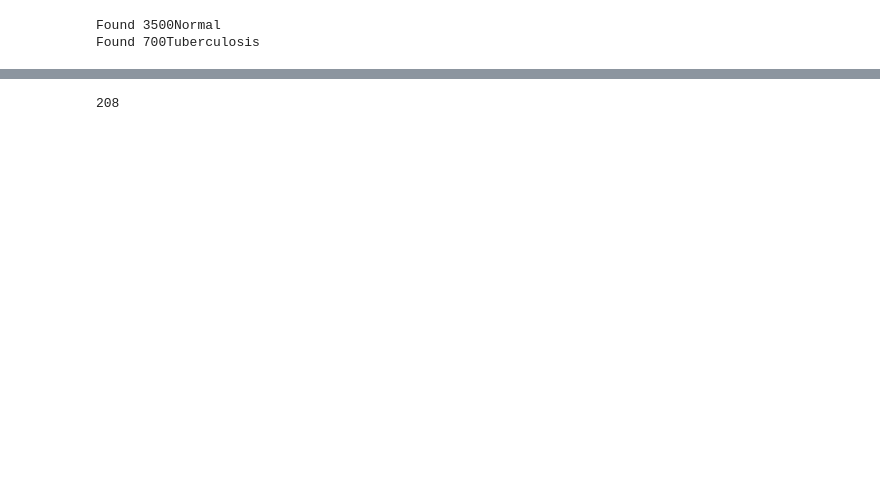
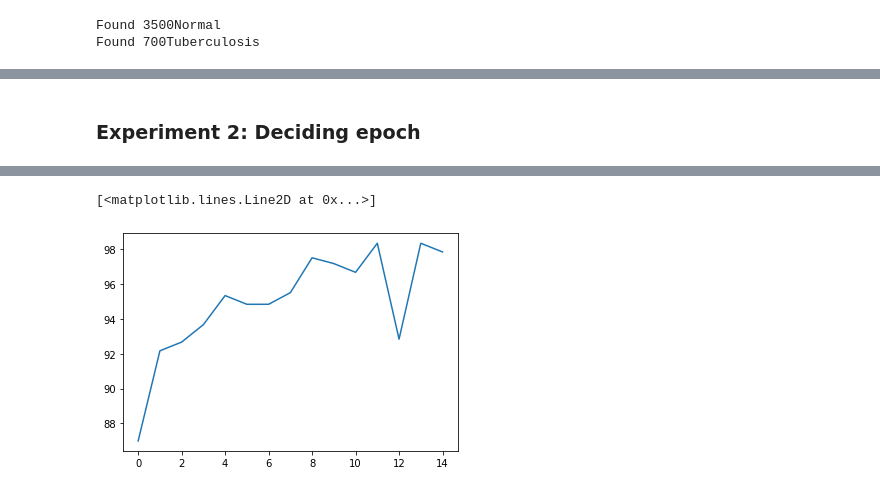
Before and after one commit to VictorTao1998/tbdetection, a Jupyter notebook: Project_TB_detection.ipynb, the cells around one changed output, grey strips where cells are left out. Cells and saved outputs as stored; diff of their text form; code cells hidden in the pictures; blank space fills up the shorter version.

```diff
--- a/Project_TB_detection.ipynb
+++ b/Project_TB_detection.ipynb
@@ -342,4 +262,6 @@ class VGG16(nn.Module):
 # %%
+# Initialising variable that will be used in the experiments in the project
+
 loss_data_of_model_epoch = {}
 acc_of_model_epoch = {}
 acc_of_model_batch = {}
@@ -353,3 +275,5 @@ for model_name in all_models.keys():
     loss_data_of_model_epoch[model_name] = {}
     acc_of_model_epoch[model_name] = {}
     acc_of_model_batch[model_name] = {}
+
+LeNet5_model_with_epoch = {}
@@ -378,18 +304,20 @@ def get_acc_from_data(d_loader):
         acc = 100.0 * n_correct / n_samples
         print(f'Accuracy of the network: {acc} %')
 
+        all_acc = []
         overall_accuracy = acc
+        all_acc.append(overall_accuracy)
 
         for i in range(2):
             acc = 100.0 * n_class_correct[i] / n_class_samples[i]
             print(f'Accuracy of {class_names[i]}: {acc} %')
+            all_acc.append(acc)
 
+    #return all_acc
     return overall_accuracy
-# %%
-args.num_epochs = 10
 # %%
 
-def train_by_model(model, model_name, epo = 3):
+def train_by_model(model, model_name, epo = 3, verbose = True):
     args.num_epochs = epo
     learning_rate = 0.001
     all_loss = []
@@ -411,7 +339,9 @@ def train_by_model(model, model_name, epo = 3):
             loss.backward()
             optimizer.step()
 
-            if (i+1) % 10 == 0:
+            if ((i+1) % 10 == 0) and verbose:
                 print (f'Epoch [{epoch+1}/{args.num_epochs}], Step [{i+1}/{n_total_steps}], Loss: {loss.item():.4f}')
 
+        LeNet5_model_with_epoch[epoch+1] = copy.deepcopy(model)
+
     return all_loss
@@ -418,12 +379,41 @@ def train_by_model(model, model_name, epo = 3):
+# %% [markdown]
+### Experiment 2: Deciding epoch
 # %%
 %%time
 # Accuracy for LeNet5 with various epoch
-model_name = 'LeNet5'
-model = all_models[model_name]
-for i in range(1,11):
-    model = LeNet5()
-    losses = train_by_model(model, model_name, i)
-    loss_data_of_model_epoch[model_name][i] = losses
-    print("Epoch done: ", i+1, " Calculating accuracy")
-    acc_of_model_epoch[model_name][i] = get_acc_from_data(val_loader)
+
+model = LeNet5()
+model_name = "LeNet5"
+
+losses = train_by_model(model, model_name, 15, verbose = False)
+
+accs = {}
+for epo in LeNet5_model_with_epoch:
+    print("Calculating accuracy of model with epoch: ", epo)
+    model = LeNet5_model_with_epoch[epo]
+    acc = get_acc_from_data(test_loader)
+    accs[epo] = acc
+
+acc_of_model_epoch[model_name] = accs
+
+# -----------------------------------------------------
+import json
+with open('loss_data_of_model_epoch.json', 'w') as fp:
+    json.dump(loss_data_of_model_epoch, fp)
+
+with open('acc_of_model_epoch.json', 'w') as fp:
+    json.dump(acc_of_model_epoch, fp)
+# -----------------------------------------------------
+
+model_name = "LeNet5"
+max_acc_epo = 1
+max_acc = acc_of_model_epoch[model_name][max_acc_epo]
+for epo in acc_of_model_epoch[model_name]:
+    if max_acc < acc_of_model_epoch[model_name][epo]:
+        max_acc = acc_of_model_epoch[model_name][epo]
+        max_acc_epo = epo
+
+print("Maximum accuracy is ", max_acc, " with epoch as ", max_acc_epo)
+
+plt.plot(list(accs.values()))
 # %% [output]
@@ -447,4 +437,2 @@ Wall time: 1h 15min 52s
+[<matplotlib.lines.Line2D at 0x...>]
+[figure, added]
-# %%
-len(loss_data_of_model_epoch[model_name][2])
-# %% [output]
-208
```
Also changed, not shown: parts of 34 cells of this notebook, 5 other files.
